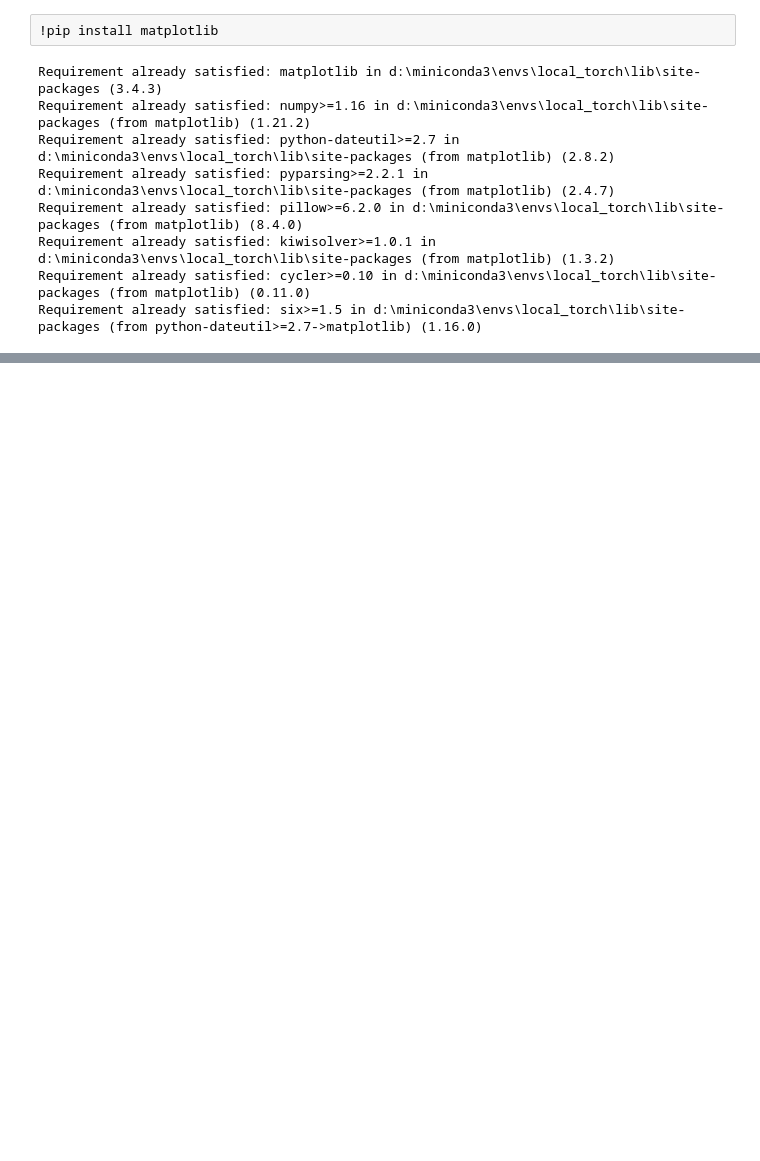
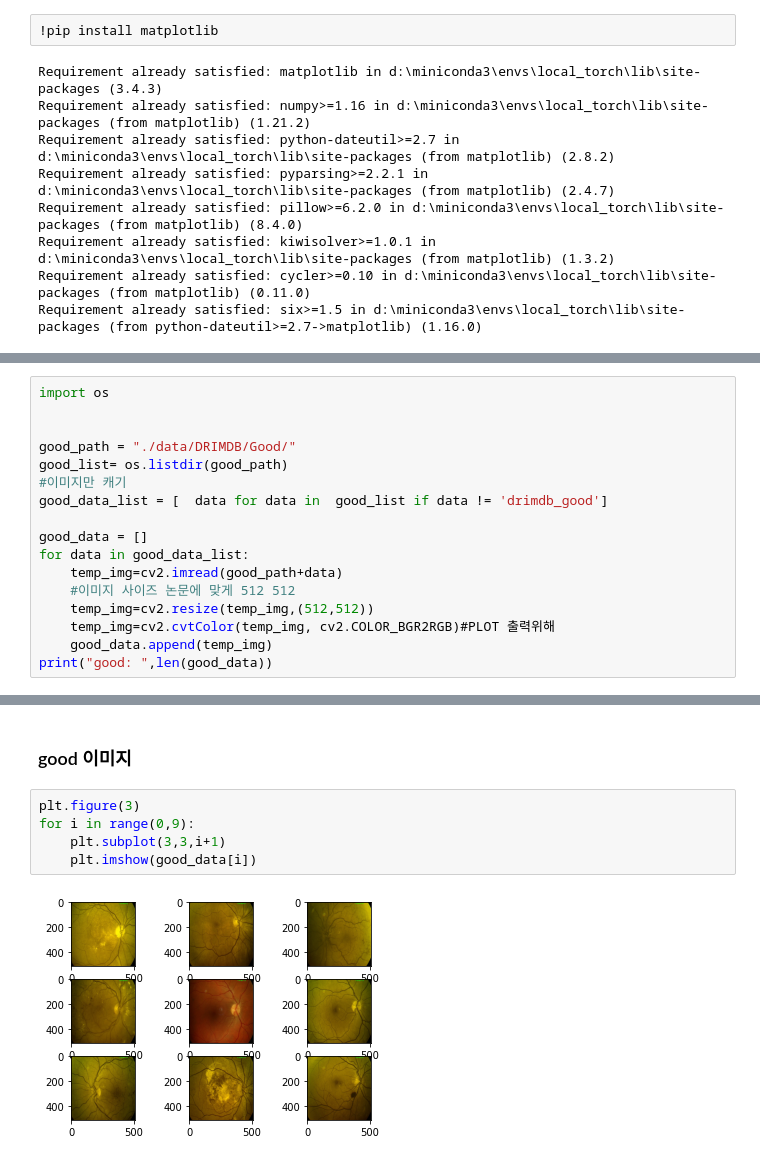
Before and after one commit to bub3690/medical_lab_semina, a Jupyter notebook: papers/EyeQual/EyeQual구현.ipynb, the cells around one changed output, grey strips where cells are left out. Drawn from its saved outputs; the diff is of its cells as text; blank space fills up the shorter version.

```diff
--- a/papers/EyeQual/EyeQual구현.ipynb
+++ b/papers/EyeQual/EyeQual구현.ipynb
@@ -26,0 +41,17 @@ print(torch.__version__,DEVICE)
+# %%
+import os
+
+
+good_path = "./data/DRIMDB/Good/"
+good_list= os.listdir(good_path)
+#이미지만 캐기
+good_data_list = [  data for data in  good_list if data != 'drimdb_good']
+
+good_data = []
+for data in good_data_list:
+    temp_img=cv2.imread(good_path+data)
+    #이미지 사이즈 논문에 맞게 512 512
+    temp_img=cv2.resize(temp_img,(512,512))
+    temp_img=cv2.cvtColor(temp_img, cv2.COLOR_BGR2RGB)#PLOT 출력위해
+    good_data.append(temp_img)
+print("good: ",len(good_data))
@@ -26,0 +75,9 @@ print(torch.__version__,DEVICE)
+# %% [markdown]
+### good 이미지
+# %%
+plt.figure(3)
+for i in range(0,9):
+    plt.subplot(3,3,i+1)
+    plt.imshow(good_data[i])
+# %% [output]
+[figure, added]
```
Also changed, not shown: parts of 17 cells of this notebook, 4 other files.
